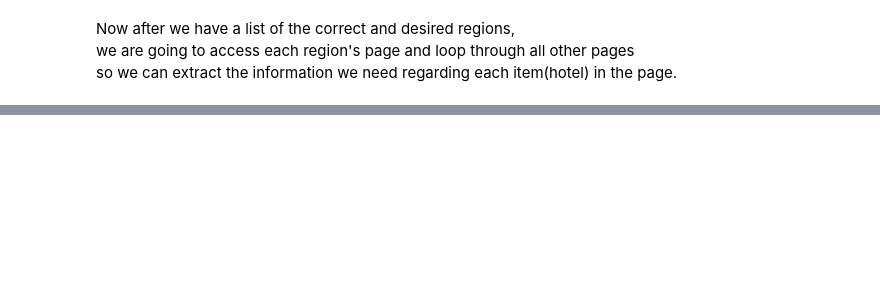
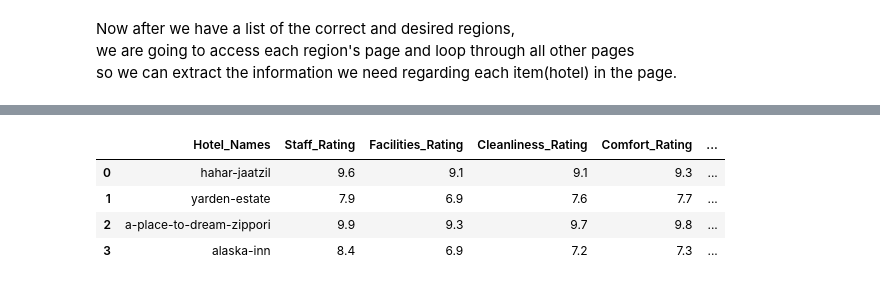
Before and after one commit to MopyKing/Data-Science-Project, a Jupyter notebook: DataScience_Project.ipynb, the cells around one changed output, grey strips where cells are left out. Drawn from its saved outputs; the diff is of its cells as text; code cells hidden in the pictures; blank space fills up the shorter version.

```diff
--- a/DataScience_Project.ipynb
+++ b/DataScience_Project.ipynb
@@ -214,3 +229,11 @@ hi2
+# %%
+df
+# %% [output]
+|  | Hotel_Names | Staff_Rating | Facilities_Rating | Cleanliness_Rating | Comfort_Rating | ... |
+| 0 | hahar-jaatzil | 9.6 | 9.1 | 9.1 | 9.3 | ... |
+| 1 | yarden-estate | 7.9 | 6.9 | 7.6 | 7.7 | ... |
+| 2 | a-place-to-dream-zippori | 9.9 | 9.3 | 9.7 | 9.8 | ... |
+| 3 | alaska-inn | 8.4 | 6.9 | 7.2 | 7.3 | ... |
 # %%
 df.style.set_properties(**{'text-align': 'right'}).set_table_styles([ dict(selector='th', props=[('text-align', 'right')] ) ])
 #dfStyler = df.style.set_properties(**{'text-align': 'right'})
```
Also changed, not shown: parts of 3 cells of this notebook.
